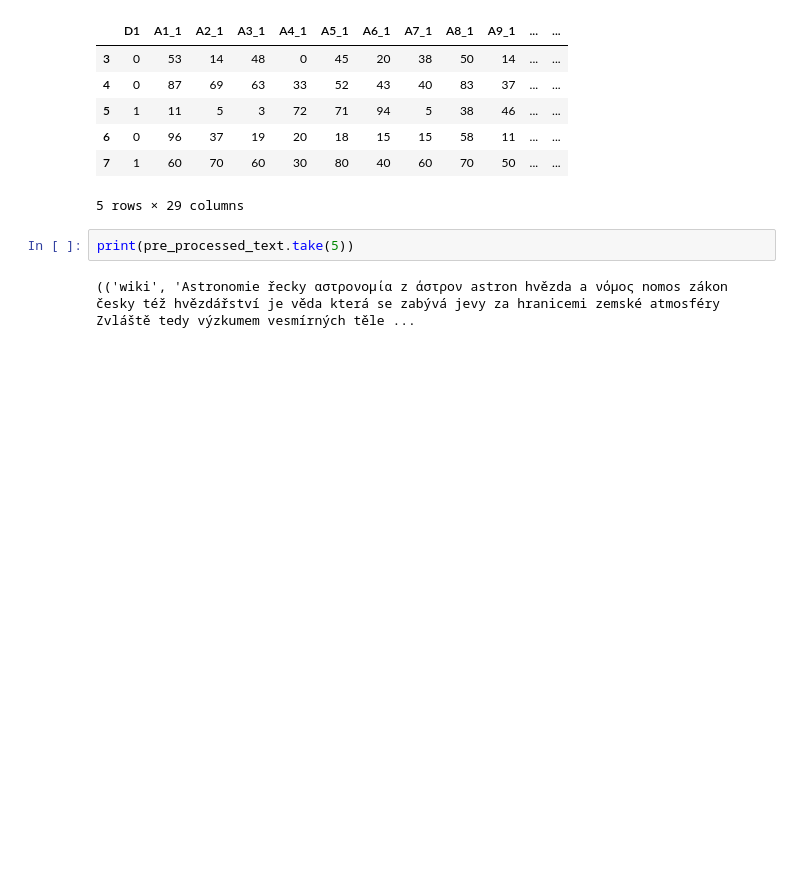
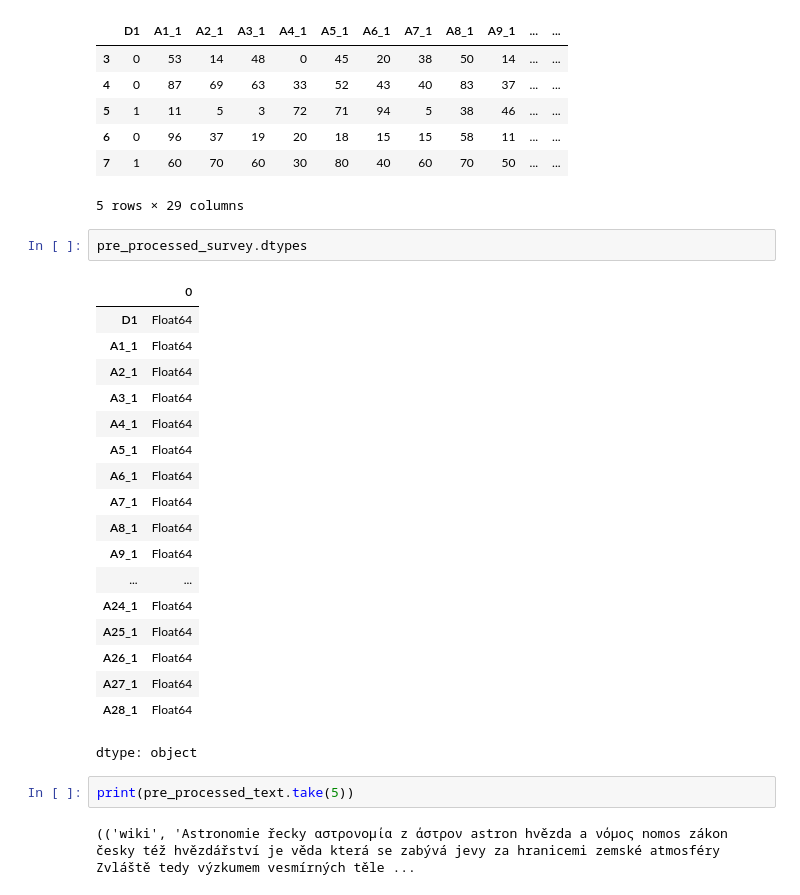
Before and after one commit to vk4444/DATA301_Project, a Jupyter notebook: code.ipynb, the cells around one changed output. Cells and saved outputs as stored; diff of their text form; blank space fills up the shorter version.

```diff
--- a/code.ipynb
+++ b/code.ipynb
@@ -345,6 +356,27 @@ pre_processed_survey.head()
 | 6 | 0 | 96 | 37 | 19 | 20 | 18 | 15 | 15 | 58 | 11 | ... | ... |
 | 7 | 1 | 60 | 70 | 60 | 30 | 80 | 40 | 60 | 70 | 50 | ... | ... |
 5 rows × 29 columns
+# %%
+pre_processed_survey.dtypes
+# %% [output]
+|  | 0 |
+| D1 | Float64 |
+| A1_1 | Float64 |
+| A2_1 | Float64 |
+| A3_1 | Float64 |
+| A4_1 | Float64 |
+| A5_1 | Float64 |
+| A6_1 | Float64 |
+| A7_1 | Float64 |
+| A8_1 | Float64 |
+| A9_1 | Float64 |
+| ... | ... |
+| A24_1 | Float64 |
+| A25_1 | Float64 |
+| A26_1 | Float64 |
+| A27_1 | Float64 |
+| A28_1 | Float64 |
+dtype: object
 # %%
 print(pre_processed_text.take(5))
 # %% [output]
```
Also changed, not shown: parts of 7 cells of this notebook.
